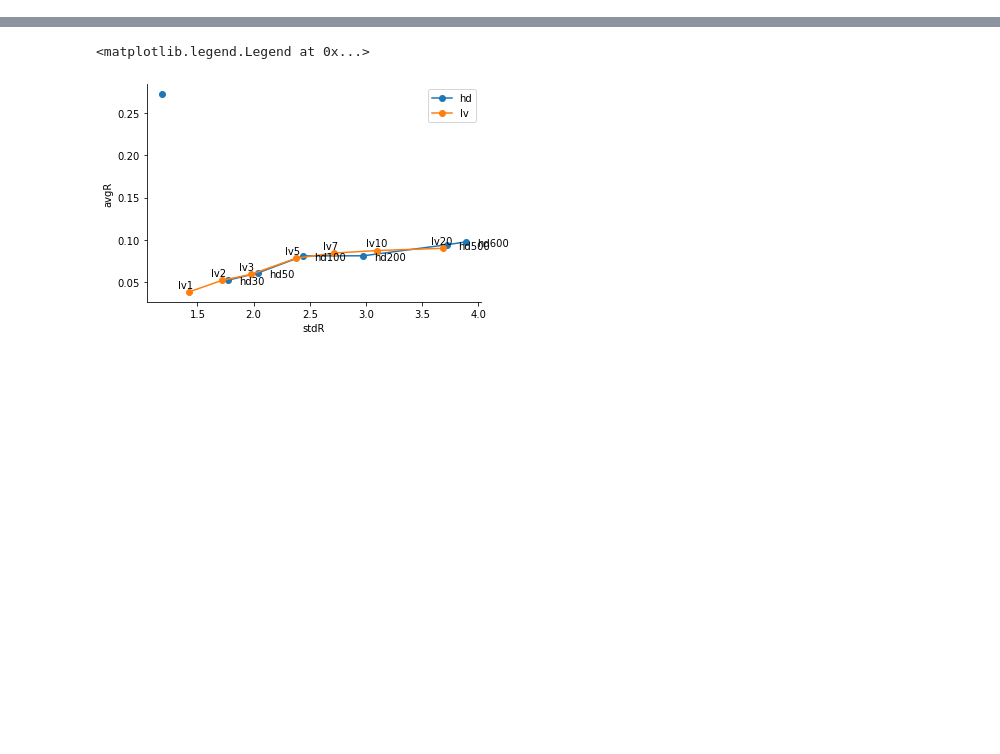
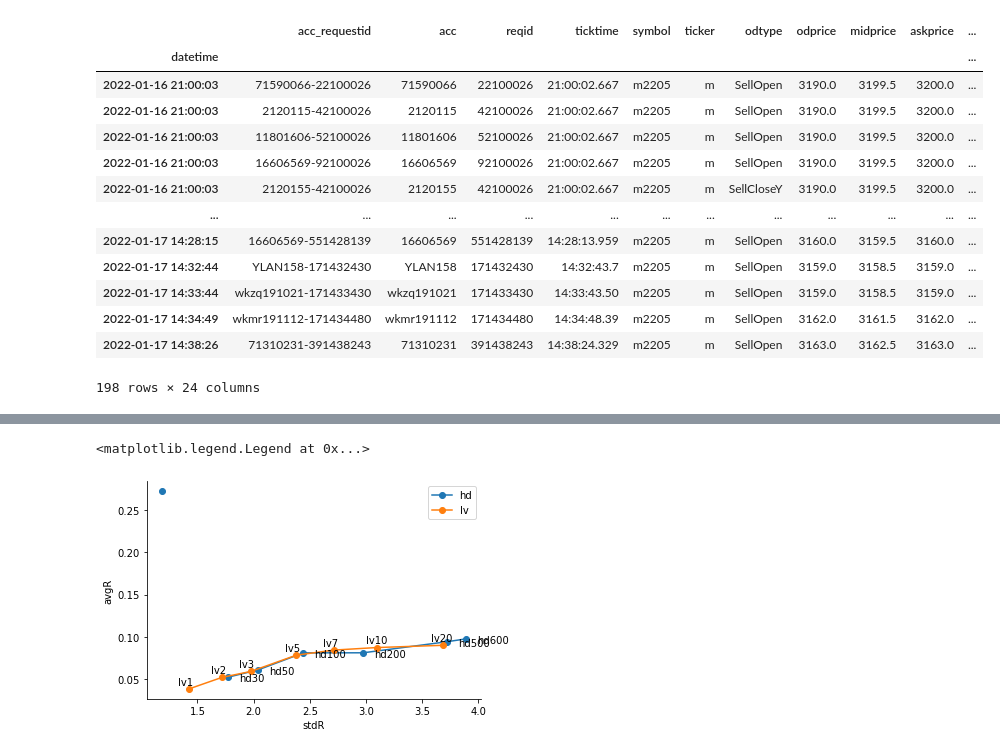
Before and after one commit to irides777/trader, a Jupyter notebook: pic.ipynb, the cells around one changed output, grey strips where cells are left out. Saved outputs shown, nothing was run; the diff lists cells and outputs as text; code cells hidden in the pictures; blank space fills up the shorter version.

```diff
--- a/pic.ipynb
+++ b/pic.ipynb
@@ -4,0 +7,44 @@ import matplotlib.pyplot as plt
+# %%
+orderdf, acc = SingleDayHDAll('acc_sub.txt', '/Data/database/logs_thunder/20220321', 20220321)
+# %%
+dfs = []
+ticks = []
+for dat in [20220117]:
+    path = os.path.join('/Data/database/logs_thunder', str(dat))
+    orderdf, acc = SingleDayHDAll('acc_sub.txt', path, dat)
+    path = '/Data/database/data_zltick/m'
+    tick_data, contract = preprocess(path, str(dat)+'.csv')
+    orderdf = orderdf[orderdf.ticker=='m']
+    dfs.append(orderdf)
+    ticks.append(tick_data)
+    break
+dfs = pd.concat(dfs)
+ticks = pd.concat(ticks)
+dfs['ticktime'] = dfs.ticktime.apply(lambda x:x+'00' if x.split('.')[1]=='0' else x)
+ticks = ticks.reset_index()
+ticks['ticktime'] = ticks.datetime.astype('str').apply(lambda x:x.split(' ')[1])
+
+# a = orderdf[orderdf.ticker=='rb']
+# a
+# a = orderdf[orderdf.fx > 0]
+# a = a[a.odprice == a.bidprice]
+# a[(a.ticker=='rb') & (a.pss_cost>0)].iloc[0]
+# a[a.filled_price > a.odprice]
+# orderdf.iloc[100]
+# %%
+dfs
+# %% [output]
+|  | acc_requestid | acc | reqid | ticktime | symbol | ticker | odtype | odprice | midprice | askprice | ... |
+| datetime |  |  |  |  |  |  |  |  |  |  | ... |
+| 2022-01-16 21:00:03 | 71590066-22100026 | 71590066 | 22100026 | 21:00:02.667 | m2205 | m | SellOpen | 3190.0 | 3199.5 | 3200.0 | ... |
+| 2022-01-16 21:00:03 | 2120115-42100026 | 2120115 | 42100026 | 21:00:02.667 | m2205 | m | SellOpen | 3190.0 | 3199.5 | 3200.0 | ... |
+| 2022-01-16 21:00:03 | 11801606-52100026 | 11801606 | 52100026 | 21:00:02.667 | m2205 | m | SellOpen | 3190.0 | 3199.5 | 3200.0 | ... |
+| 2022-01-16 21:00:03 | 16606569-92100026 | 16606569 | 92100026 | 21:00:02.667 | m2205 | m | SellOpen | 3190.0 | 3199.5 | 3200.0 | ... |
+| 2022-01-16 21:00:03 | 2120155-42100026 | 2120155 | 42100026 | 21:00:02.667 | m2205 | m | SellCloseY | 3190.0 | 3199.5 | 3200.0 | ... |
+| ... | ... | ... | ... | ... | ... | ... | ... | ... | ... | ... | ... |
+| 2022-01-17 14:28:15 | 16606569-551428139 | 16606569 | 551428139 | 14:28:13.959 | m2205 | m | SellOpen | 3160.0 | 3159.5 | 3160.0 | ... |
+| 2022-01-17 14:32:44 | YLAN158-171432430 | YLAN158 | 171432430 | 14:32:43.7 | m2205 | m | SellOpen | 3159.0 | 3158.5 | 3159.0 | ... |
+| 2022-01-17 14:33:44 | wkzq191021-171433430 | wkzq191021 | 171433430 | 14:33:43.50 | m2205 | m | SellOpen | 3159.0 | 3158.5 | 3159.0 | ... |
+| 2022-01-17 14:34:49 | wkmr191112-171434480 | wkmr191112 | 171434480 | 14:34:48.39 | m2205 | m | SellOpen | 3162.0 | 3161.5 | 3162.0 | ... |
+| 2022-01-17 14:38:26 | 71310231-391438243 | 71310231 | 391438243 | 14:38:24.329 | m2205 | m | SellOpen | 3163.0 | 3162.5 | 3163.0 | ... |
+198 rows × 24 columns
```
Also changed, not shown: parts of 10 cells of this notebook, 13 other files.
